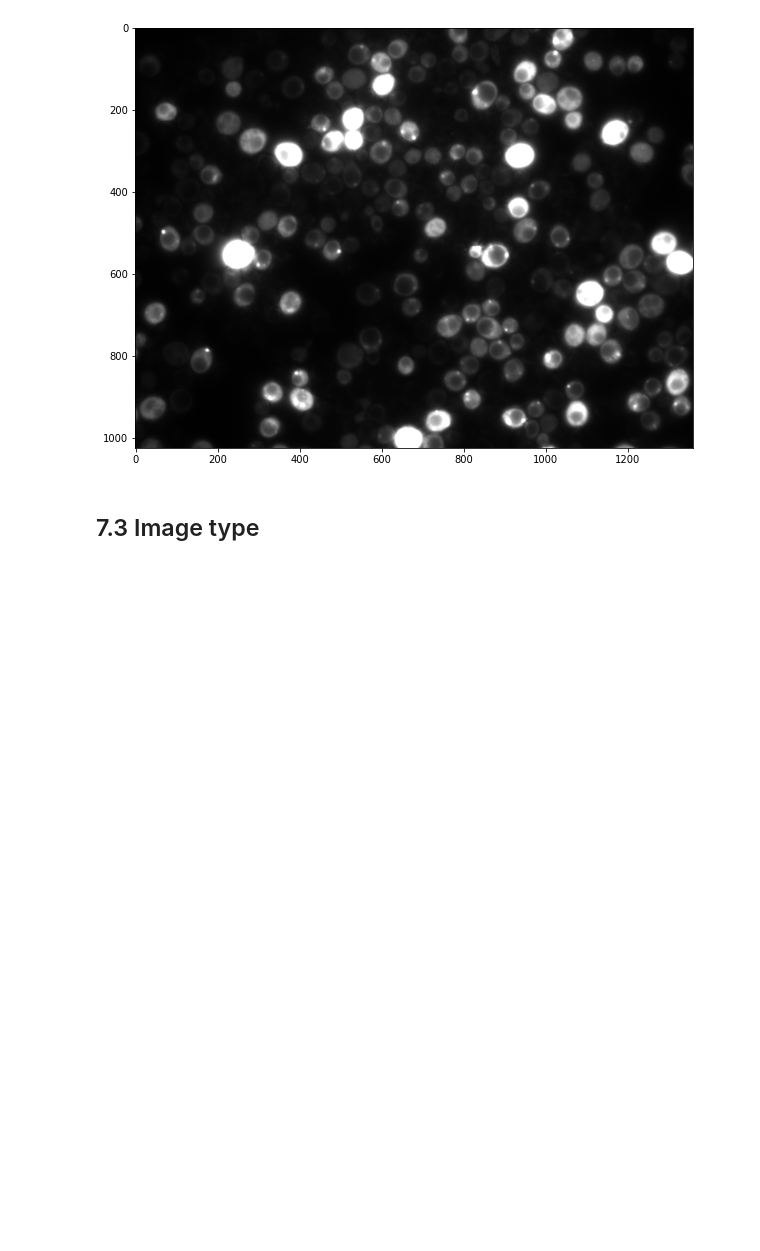
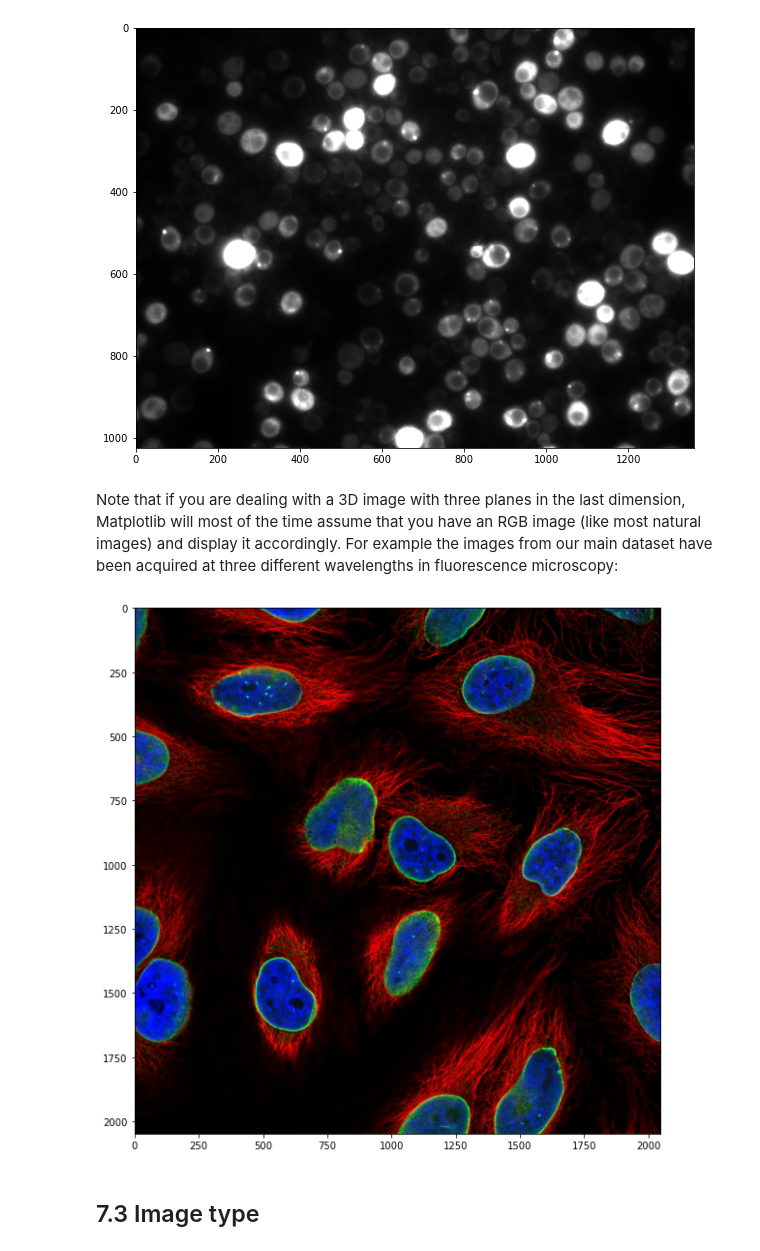
Before and after one commit to guiwitz/PyImageCourse_beginner, a Jupyter notebook: 07-Images.ipynb, the cells around one changed output. Saved outputs shown, nothing was run; the diff lists cells and outputs as text; code cells hidden in the pictures; blank space fills up the shorter version.

Commit message:
comment on RGB images

```diff
--- a/07-Images.ipynb
+++ b/07-Images.ipynb
@@ -72,6 +72,16 @@ plt.subplots(figsize = (10,10))
 plt.imshow(image, cmap = 'gray');
 # %% [output]
 [figure]
+# %% [markdown]
+Note that if you are dealing with a 3D image with three planes in the last dimension, Matplotlib will most of the time assume that you have an RGB image (like most natural images) and display it accordingly. For example the images from our main dataset have been acquired at three different wavelengths in fluorescence microscopy:
+# %%
+#image_stack = skimage.io.imread('images/46658_784_B12_1.tif')
+image_rgb = skimage.io.imread('https://github.com/guiwitz/PyImageCourse_beginner/raw/cellatlas/images/46658_784_B12_1.tif')
+# %%
+plt.subplots(figsize = (10,10))
+plt.imshow(image_rgb);
+# %% [output]
+[figure, added]
 # %% [markdown]
 ## 7.3 Image type
 # %% [markdown]
```
